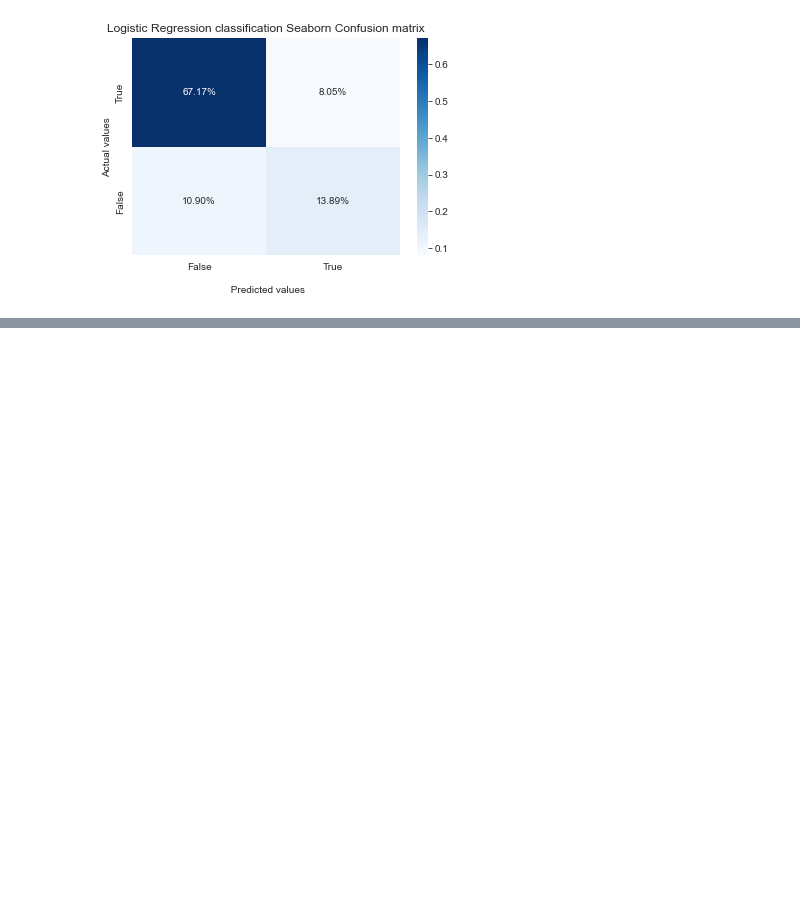
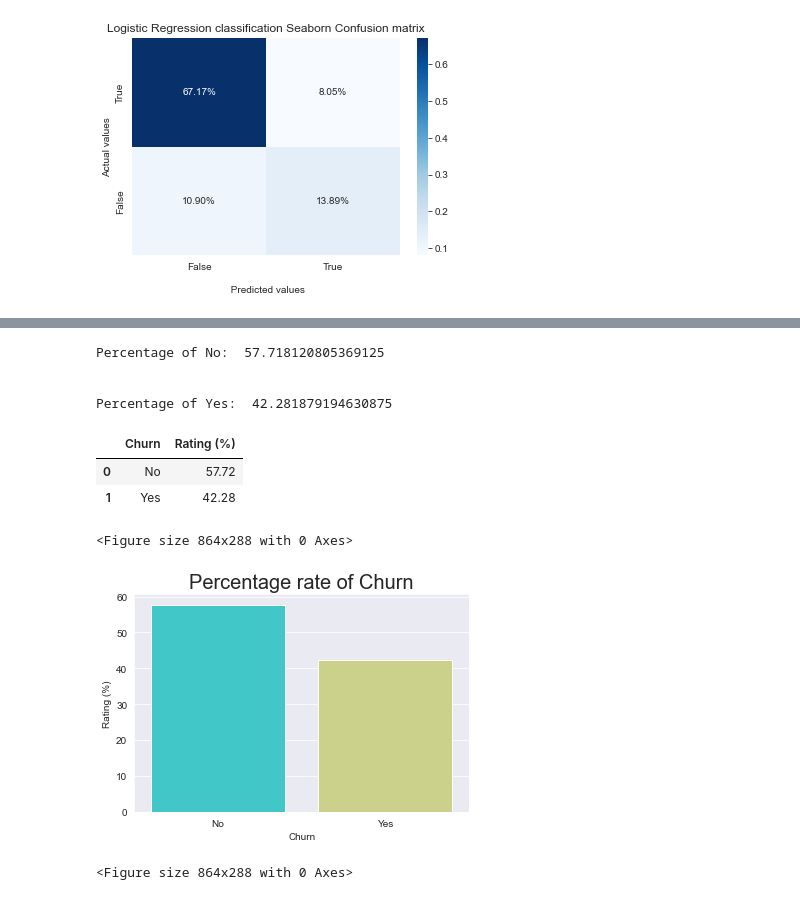
Before and after one commit to Ben-20/Churn-Prediction, a Jupyter notebook: churn.ipynb, the cells around one changed output, grey strips where cells are left out. Drawn from its saved outputs; the diff is of its cells as text; code cells hidden in the pictures; blank space fills up the shorter version.

Commit message:
created barplot for logistic precision result

```diff
--- a/churn.ipynb
+++ b/churn.ipynb
@@ -582,0 +578,26 @@ AttributeError: 'numpy.ndarray' object has no attribute 'iloc'
+# %%
+print('Percentage of No: ', Percentage_No)
+print('\n')
+print('Percentage of Yes: ', Percentage_Yes)
+# %% [output]
+Percentage of No:  57.718120805369125
+
+
+Percentage of Yes:  42.281879194630875
+# %%
+result = pd.DataFrame({'Churn': ['No', 'Yes'],
+                      'Rating (%)': [57.72, 42.28]})
+# %%
+result
+# %% [output]
+|  | Churn | Rating (%) |
+| 0 | No | 57.72 |
+| 1 | Yes | 42.28 |
+# %%
+sns.barplot(x = 'Churn', y = 'Rating (%)', palette = 'rainbow', data = result)
+plt.title('Percentage rate of Churn', fontdict= {'fontsize': 20})
+plt.figure(figsize = (12, 4))
+# %% [output]
+<Figure size 864x288 with 0 Axes>
+[figure, added]
+<Figure size 864x288 with 0 Axes>
```
Also changed, not shown: parts of 9 cells of this notebook.
